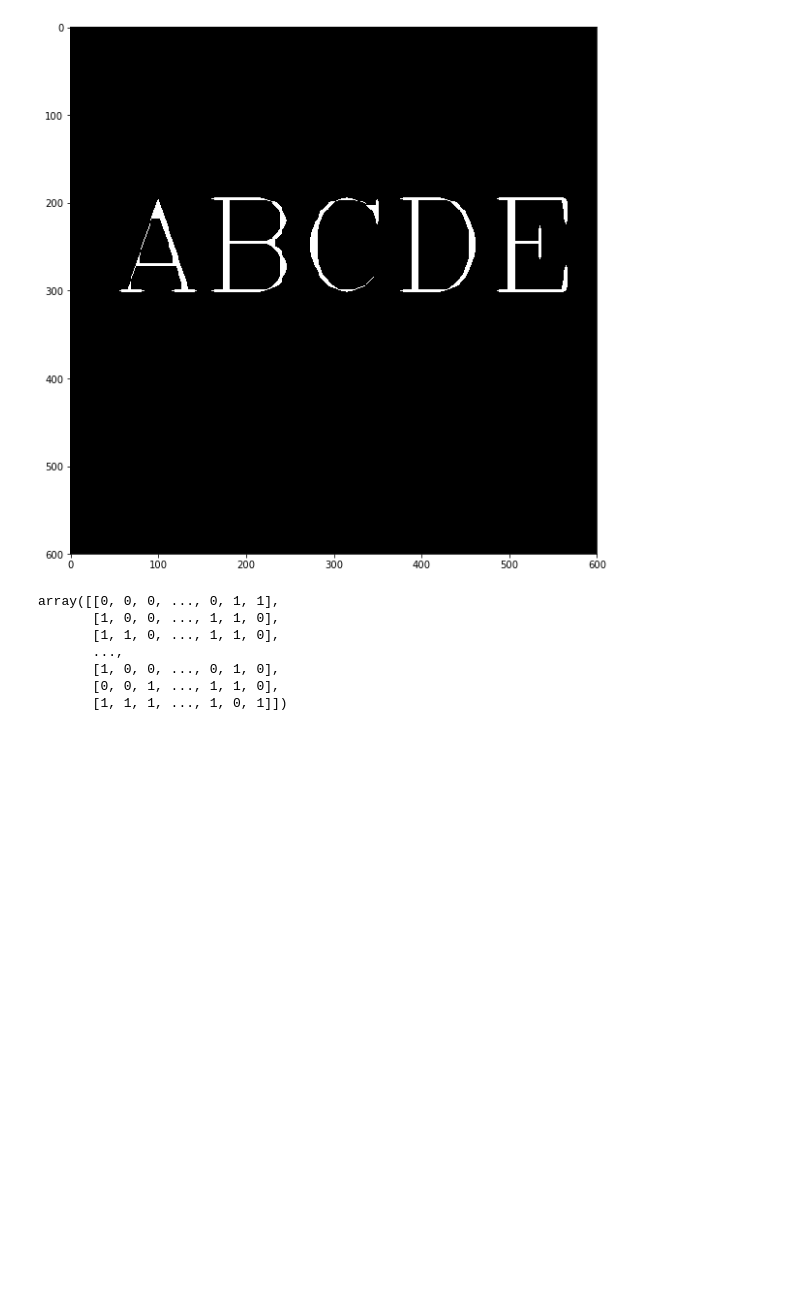
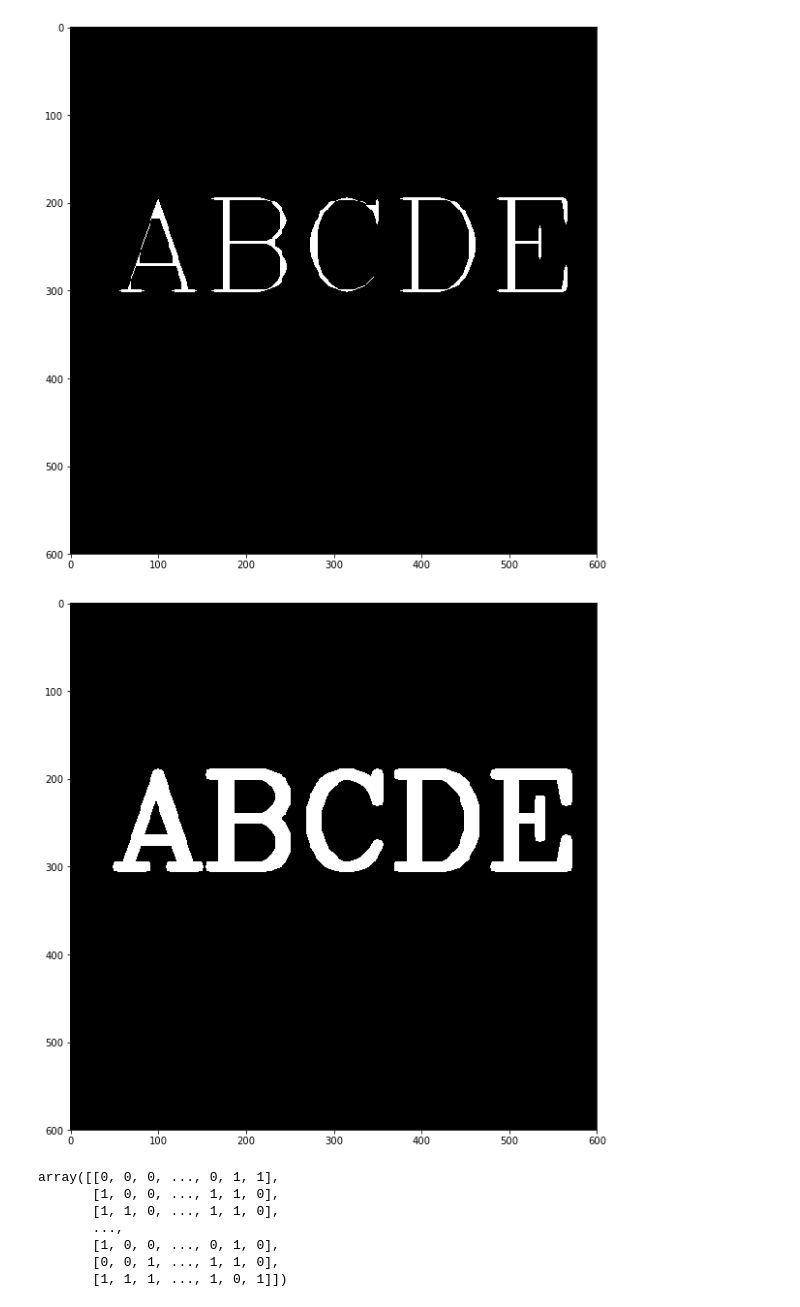
Before and after one commit to Poom-Yoosorn/ComputerVision_OpenCV_DeepLearning, a Jupyter notebook: 02_ImageProcessing_Morphological.ipynb, the cells around one changed output. Drawn from its saved outputs; the diff is of its cells as text; code cells hidden in the pictures; blank space fills up the shorter version.

```diff
--- a/02_ImageProcessing_Morphological.ipynb
+++ b/02_ImageProcessing_Morphological.ipynb
@@ -35,6 +35,11 @@ result = cv2.erode(img,kernel,iterations = 2)
 display_img(result)
 # %% [output]
 [figure]
+# %%
+result = cv2.dilate(img,None)
+display_img(result)
+# %% [output]
+[figure, added]
 # %%
 img = load_img()
 # %%
```
Also changed, not shown: 1 other file.
